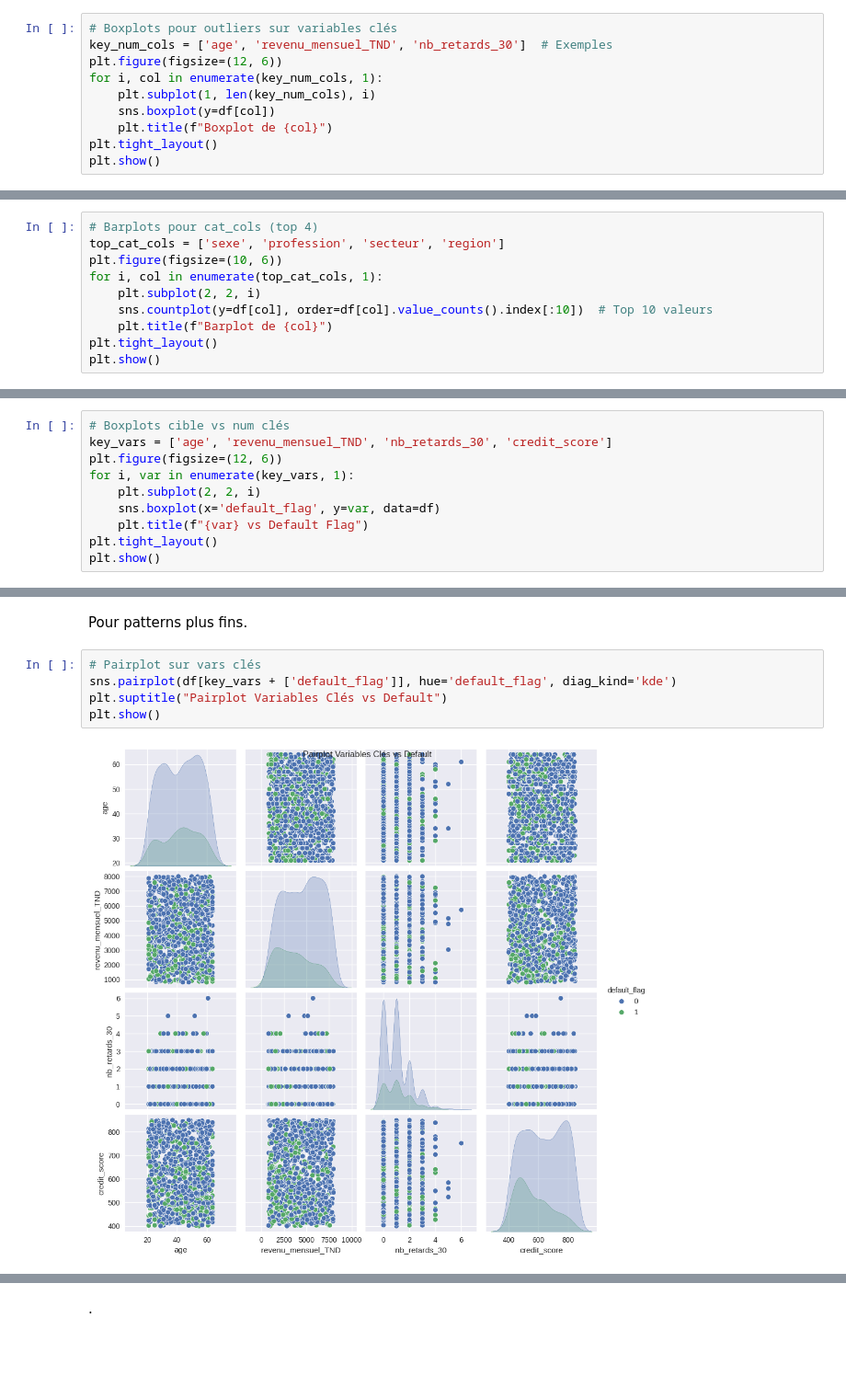
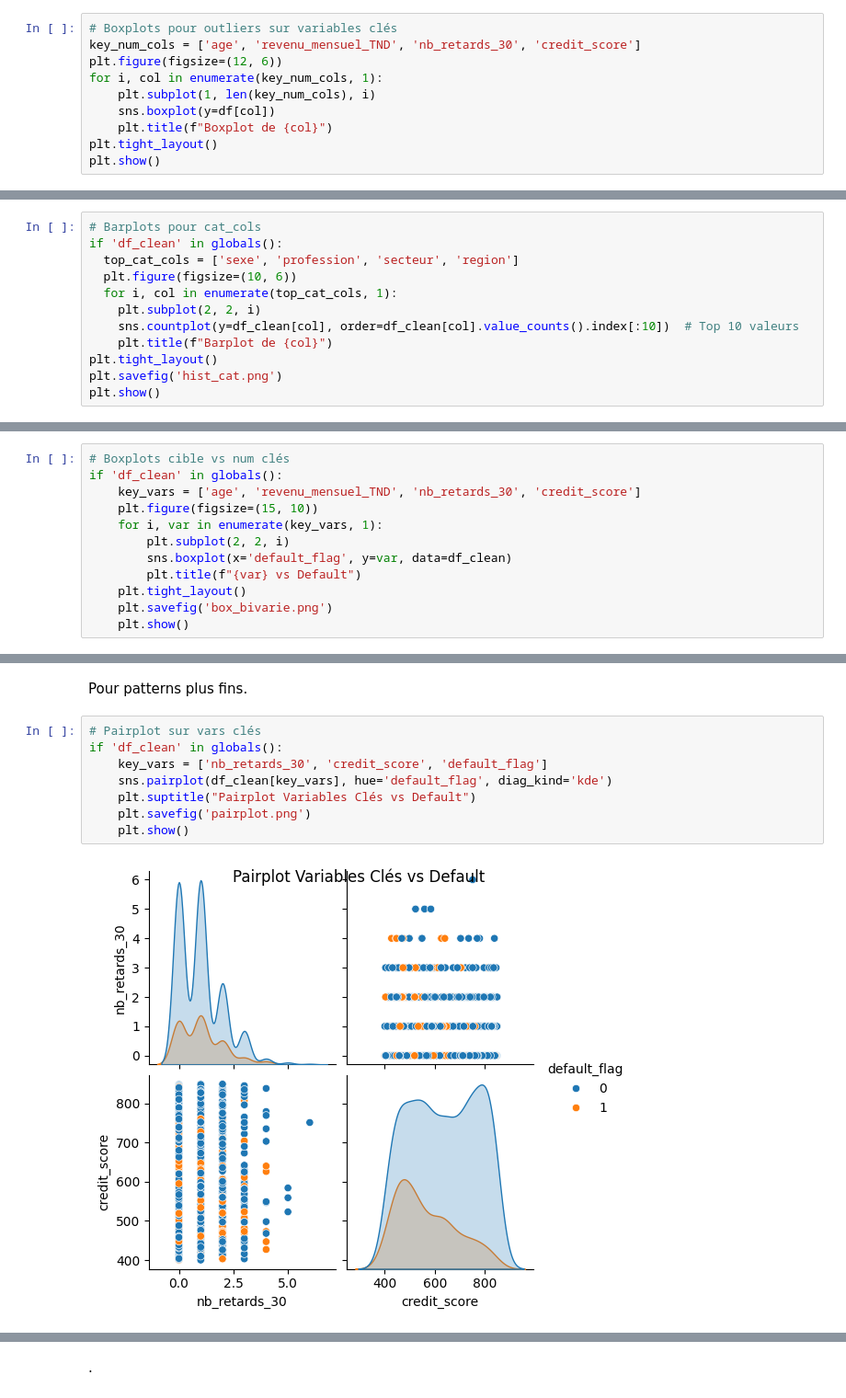
Before and after one commit to yousra0/Analysis-and-Prediction-of-Customer-Non-Payment-Risk, a Jupyter notebook: phase 1.ipynb, the cells around one changed output, grey strips where cells are left out. Shown at 92% size. Drawn from its saved outputs; the diff is of its cells as text; blank space fills up the shorter version.

```diff
--- a/phase 1.ipynb
+++ b/phase 1.ipynb
@@ -492,6 +491,6 @@ Visualisations
 # %%
 # Boxplots pour outliers sur variables clés
-key_num_cols = ['age', 'revenu_mensuel_TND', 'nb_retards_30']  # Exemples
+key_num_cols = ['age', 'revenu_mensuel_TND', 'nb_retards_30', 'credit_score']
 plt.figure(figsize=(12, 6))
 for i, col in enumerate(key_num_cols, 1):
     plt.subplot(1, len(key_num_cols), i)
@@ -602,11 +560,13 @@ code pour categ
 # %%
-# Barplots pour cat_cols (top 4)
-top_cat_cols = ['sexe', 'profession', 'secteur', 'region']
-plt.figure(figsize=(10, 6))
-for i, col in enumerate(top_cat_cols, 1):
+# Barplots pour cat_cols
+if 'df_clean' in globals():
+  top_cat_cols = ['sexe', 'profession', 'secteur', 'region']
+  plt.figure(figsize=(10, 6))
+  for i, col in enumerate(top_cat_cols, 1):
     plt.subplot(2, 2, i)
-    sns.countplot(y=df[col], order=df[col].value_counts().index[:10])  # Top 10 valeurs
+    sns.countplot(y=df_clean[col], order=df_clean[col].value_counts().index[:10])  # Top 10 valeurs
     plt.title(f"Barplot de {col}")
 plt.tight_layout()
+plt.savefig('hist_cat.png')
 plt.show()
 # %% [output]
@@ -664,10 +589,0 @@ code pour relations cible vs expl
-# %%
-# Boxplots cible vs num clés
-key_vars = ['age', 'revenu_mensuel_TND', 'nb_retards_30', 'credit_score']
-plt.figure(figsize=(12, 6))
-for i, var in enumerate(key_vars, 1):
-    plt.subplot(2, 2, i)
-    sns.boxplot(x='default_flag', y=var, data=df)
-    plt.title(f"{var} vs Default Flag")
-plt.tight_layout()
-plt.show()
@@ -748,0 +590,12 @@ divide by zero encountered in scalar divide
+# %%
+# Boxplots cible vs num clés
+if 'df_clean' in globals():
+    key_vars = ['age', 'revenu_mensuel_TND', 'nb_retards_30', 'credit_score']
+    plt.figure(figsize=(15, 10))
+    for i, var in enumerate(key_vars, 1):
+        plt.subplot(2, 2, i)
+        sns.boxplot(x='default_flag', y=var, data=df_clean)
+        plt.title(f"{var} vs Default")
+    plt.tight_layout()
+    plt.savefig('box_bivarie.png')
+    plt.show()
@@ -781,8 +680,11 @@ Visuals complexes pour patterns cachés (ex. : séparation classes via KDE).
 Pour patterns plus fins.
 # %%
 # Pairplot sur vars clés
-sns.pairplot(df[key_vars + ['default_flag']], hue='default_flag', diag_kind='kde')
-plt.suptitle("Pairplot Variables Clés vs Default")
-plt.show()
+if 'df_clean' in globals():
+    key_vars = ['nb_retards_30', 'credit_score', 'default_flag']
+    sns.pairplot(df_clean[key_vars], hue='default_flag', diag_kind='kde')
+    plt.suptitle("Pairplot Variables Clés vs Default")
+    plt.savefig('pairplot.png')
+    plt.show()
 # %% [output]
-[figure, old version]
+[figure, new version]
```
Also changed, not shown: parts of 136 cells of this notebook.
